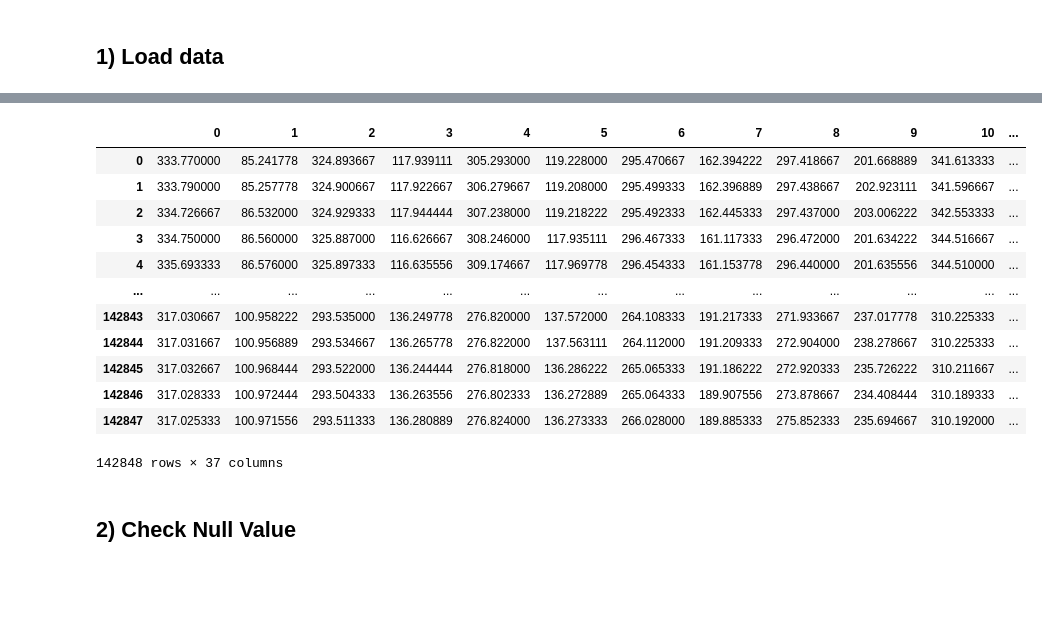
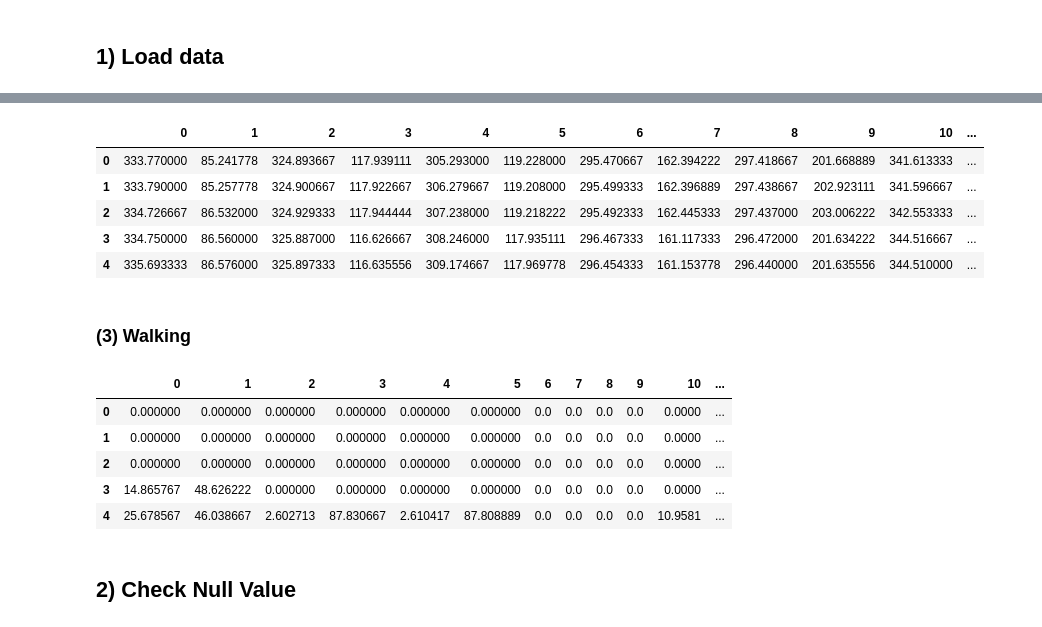
Before and after one commit to gilbertlim/school-cctv-ai, a Jupyter notebook: modeling/action_classification_lstm_main_p_1.ipynb, the cells around one changed output, grey strips where cells are left out. Cells and saved outputs as stored; diff of their text form; code cells hidden in the pictures; blank space fills up the shorter version.

```diff
--- a/modeling/action_classification_lstm_main_p_1.ipynb
+++ b/modeling/action_classification_lstm_main_p_1.ipynb
@@ -43,18 +42,13 @@ df_punching
 # %%
 df_smoking = pd.read_csv(smoking_path)
 
-df_smoking
+df_smoking.head()
 # %% [output]
 |  | 0 | 1 | 2 | 3 | 4 | 5 | 6 | 7 | 8 | 9 | 10 | ... |
 | 0 | 333.770000 | 85.241778 | 324.893667 | 117.939111 | 305.293000 | 119.228000 | 295.470667 | 162.394222 | 297.418667 | 201.668889 | 341.613333 | ... |
 | 1 | 333.790000 | 85.257778 | 324.900667 | 117.922667 | 306.279667 | 119.208000 | 295.499333 | 162.396889 | 297.438667 | 202.923111 | 341.596667 | ... |
 | 2 | 334.726667 | 86.532000 | 324.929333 | 117.944444 | 307.238000 | 119.218222 | 295.492333 | 162.445333 | 297.437000 | 203.006222 | 342.553333 | ... |
 | 3 | 334.750000 | 86.560000 | 325.887000 | 116.626667 | 308.246000 | 117.935111 | 296.467333 | 161.117333 | 296.472000 | 201.634222 | 344.516667 | ... |
 | 4 | 335.693333 | 86.576000 | 325.897333 | 116.635556 | 309.174667 | 117.969778 | 296.454333 | 161.153778 | 296.440000 | 201.635556 | 344.510000 | ... |
-| ... | ... | ... | ... | ... | ... | ... | ... | ... | ... | ... | ... | ... |
-| 142843 | 317.030667 | 100.958222 | 293.535000 | 136.249778 | 276.820000 | 137.572000 | 264.108333 | 191.217333 | 271.933667 | 237.017778 | 310.225333 | ... |
-| 142844 | 317.031667 | 100.956889 | 293.534667 | 136.265778 | 276.822000 | 137.563111 | 264.112000 | 191.209333 | 272.904000 | 238.278667 | 310.225333 | ... |
-| 142845 | 317.032667 | 100.968444 | 293.522000 | 136.244444 | 276.818000 | 136.286222 | 265.065333 | 191.186222 | 272.920333 | 235.726222 | 310.211667 | ... |
-| 142846 | 317.028333 | 100.972444 | 293.504333 | 136.263556 | 276.802333 | 136.272889 | 265.064333 | 189.907556 | 273.878667 | 234.408444 | 310.189333 | ... |
-| 142847 | 317.025333 | 100.971556 | 293.511333 | 136.280889 | 276.824000 | 136.273333 | 266.028000 | 189.885333 | 275.852333 | 235.694667 | 310.192000 | ... |
-142848 rows × 37 columns
+# %% [markdown]
+### (3) Walking
@@ -61,3 +57,14 @@ df_smoking
+# %%
+df_walking = pd.read_csv(walking_path)
+
+df_walking.head()
+# %% [output]
+|  | 0 | 1 | 2 | 3 | 4 | 5 | 6 | 7 | 8 | 9 | 10 | ... |
+| 0 | 0.000000 | 0.000000 | 0.000000 | 0.000000 | 0.000000 | 0.000000 | 0.0 | 0.0 | 0.0 | 0.0 | 0.0000 | ... |
+| 1 | 0.000000 | 0.000000 | 0.000000 | 0.000000 | 0.000000 | 0.000000 | 0.0 | 0.0 | 0.0 | 0.0 | 0.0000 | ... |
+| 2 | 0.000000 | 0.000000 | 0.000000 | 0.000000 | 0.000000 | 0.000000 | 0.0 | 0.0 | 0.0 | 0.0 | 0.0000 | ... |
+| 3 | 14.865767 | 48.626222 | 0.000000 | 0.000000 | 0.000000 | 0.000000 | 0.0 | 0.0 | 0.0 | 0.0 | 0.0000 | ... |
+| 4 | 25.678567 | 46.038667 | 2.602713 | 87.830667 | 2.610417 | 87.808889 | 0.0 | 0.0 | 0.0 | 0.0 | 10.9581 | ... |
 # %% [markdown]
 ## 2) Check Null Value
 # %%
```
Also changed, not shown: parts of 53 cells of this notebook.
